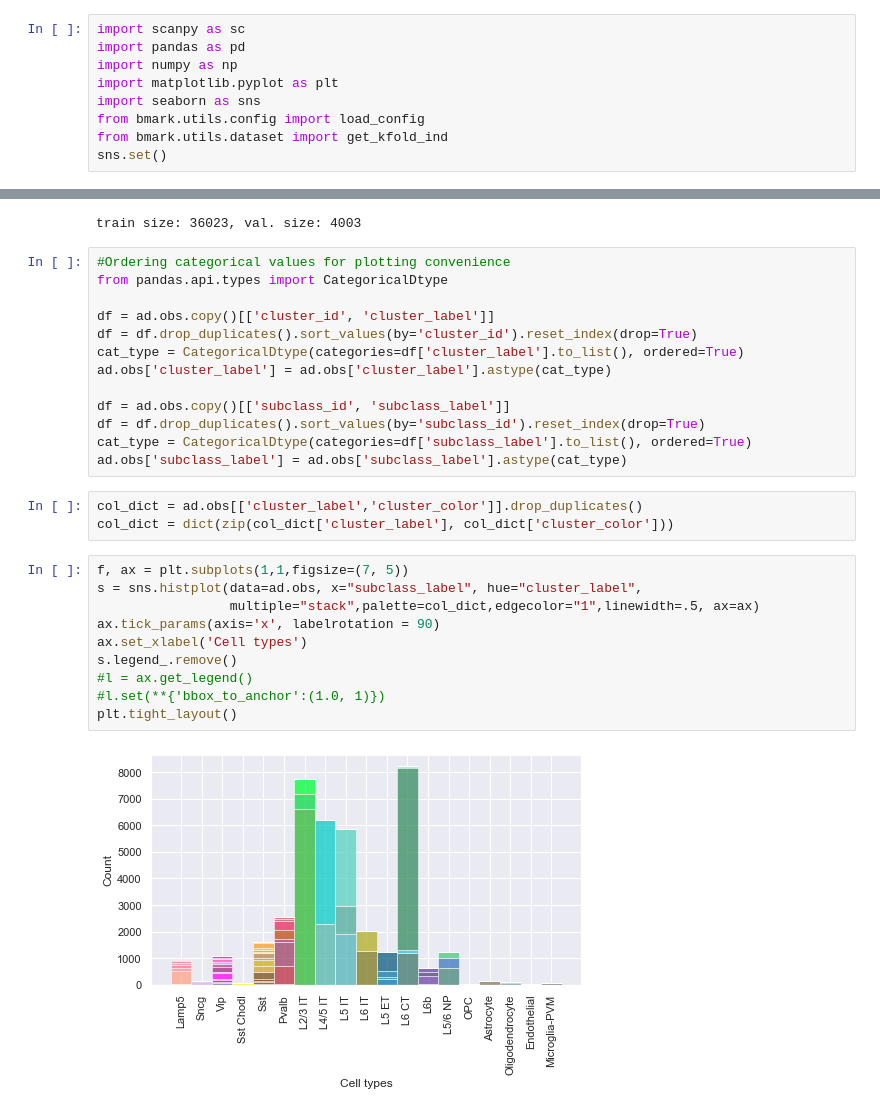
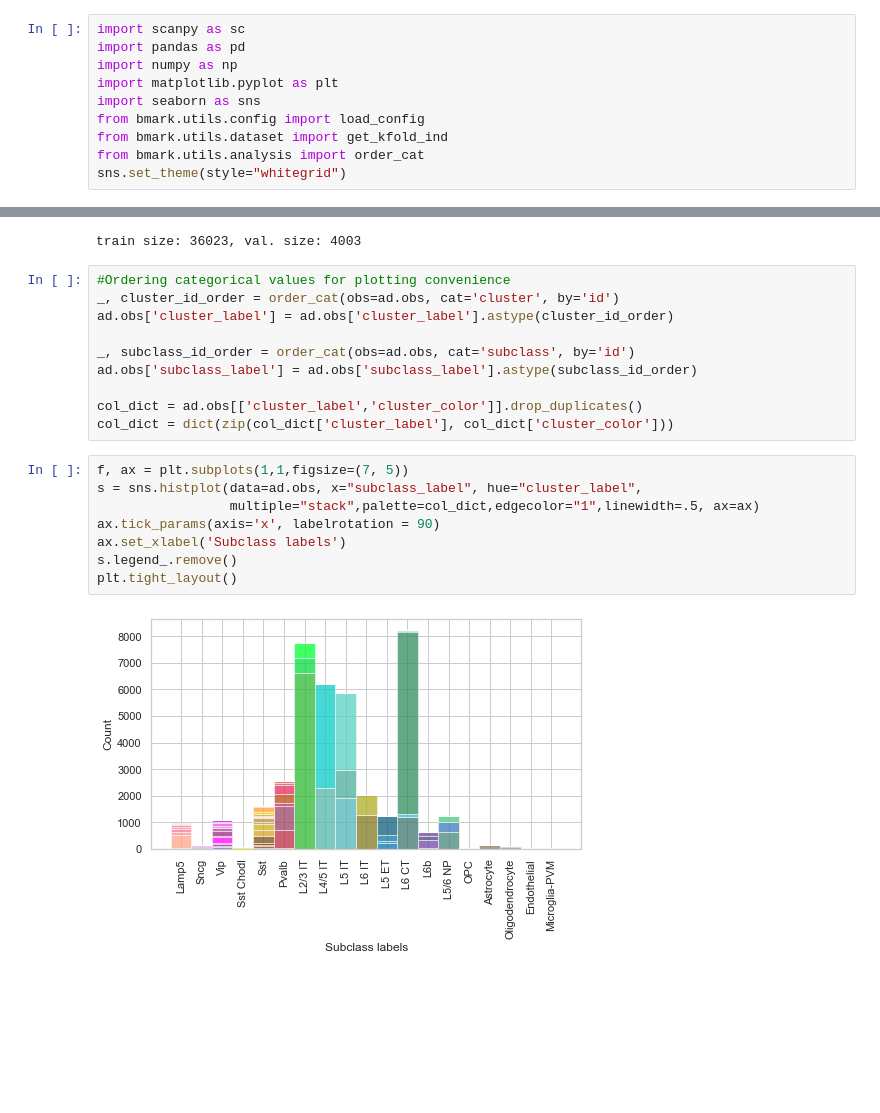
Before and after one commit to AllenInstitute/bmark, a Jupyter notebook: notebooks/00_explore_pilot.ipynb, the cells around one changed output, grey strips where cells are left out. Cells and saved outputs as stored; diff of their text form; blank space fills up the shorter version.

```diff
--- a/notebooks/00_explore_pilot.ipynb
+++ b/notebooks/00_explore_pilot.ipynb
@@ -6,7 +6,8 @@ import matplotlib.pyplot as plt
 import seaborn as sns
 from bmark.utils.config import load_config
 from bmark.utils.dataset import get_kfold_ind
-sns.set()
+from bmark.utils.analysis import order_cat
+sns.set_theme(style="whitegrid")
 # %%
 paths = load_config()
 ad = sc.read_h5ad(paths['pilot']['data_dir']/'consolidated.h5ad')
@@ -18,34 +72,26 @@ ad_val = ad[val_ind,:]
 print(f'train size: {ad_train.shape[0]}, val. size: {ad_val.shape[0]}')
 # %% [output]
 train size: 36023, val. size: 4003
-# %%
-#Ordering categorical values for plotting convenience
-from pandas.api.types import CategoricalDtype
-
-df = ad.obs.copy()[['cluster_id', 'cluster_label']]
-df = df.drop_duplicates().sort_values(by='cluster_id').reset_index(drop=True)
-cat_type = CategoricalDtype(categories=df['cluster_label'].to_list(), ordered=True)
-ad.obs['cluster_label'] = ad.obs['cluster_label'].astype(cat_type)
-
-df = ad.obs.copy()[['subclass_id', 'subclass_label']]
-df = df.drop_duplicates().sort_values(by='subclass_id').reset_index(drop=True)
-cat_type = CategoricalDtype(categories=df['subclass_label'].to_list(), ordered=True)
-ad.obs['subclass_label'] = ad.obs['subclass_label'].astype(cat_type)
-# %%
-col_dict = ad.obs[['cluster_label','cluster_color']].drop_duplicates()
-col_dict = dict(zip(col_dict['cluster_label'], col_dict['cluster_color']))
+# %%
+#Ordering categorical values for plotting convenience
+_, cluster_id_order = order_cat(obs=ad.obs, cat='cluster', by='id')
+ad.obs['cluster_label'] = ad.obs['cluster_label'].astype(cluster_id_order)
+
+_, subclass_id_order = order_cat(obs=ad.obs, cat='subclass', by='id')
+ad.obs['subclass_label'] = ad.obs['subclass_label'].astype(subclass_id_order)
+
+col_dict = ad.obs[['cluster_label','cluster_color']].drop_duplicates()
+col_dict = dict(zip(col_dict['cluster_label'], col_dict['cluster_color']))
 # %%
 f, ax = plt.subplots(1,1,figsize=(7, 5))
 s = sns.histplot(data=ad.obs, x="subclass_label", hue="cluster_label",
                  multiple="stack",palette=col_dict,edgecolor="1",linewidth=.5, ax=ax)
 ax.tick_params(axis='x', labelrotation = 90)
-ax.set_xlabel('Cell types')
+ax.set_xlabel('Subclass labels')
 s.legend_.remove()
-#l = ax.get_legend()
-#l.set(**{'bbox_to_anchor':(1.0, 1)})
 plt.tight_layout()
 # %% [output]
-[figure, old version]
+[figure, new version]
 # %%
 f, ax = plt.subplots(1, 1, figsize=(17, 5))
 s = sns.histplot(data=ad.obs, x="cluster_label", hue="cluster_label",
```
Also changed, not shown: parts of 8 cells of this notebook.
